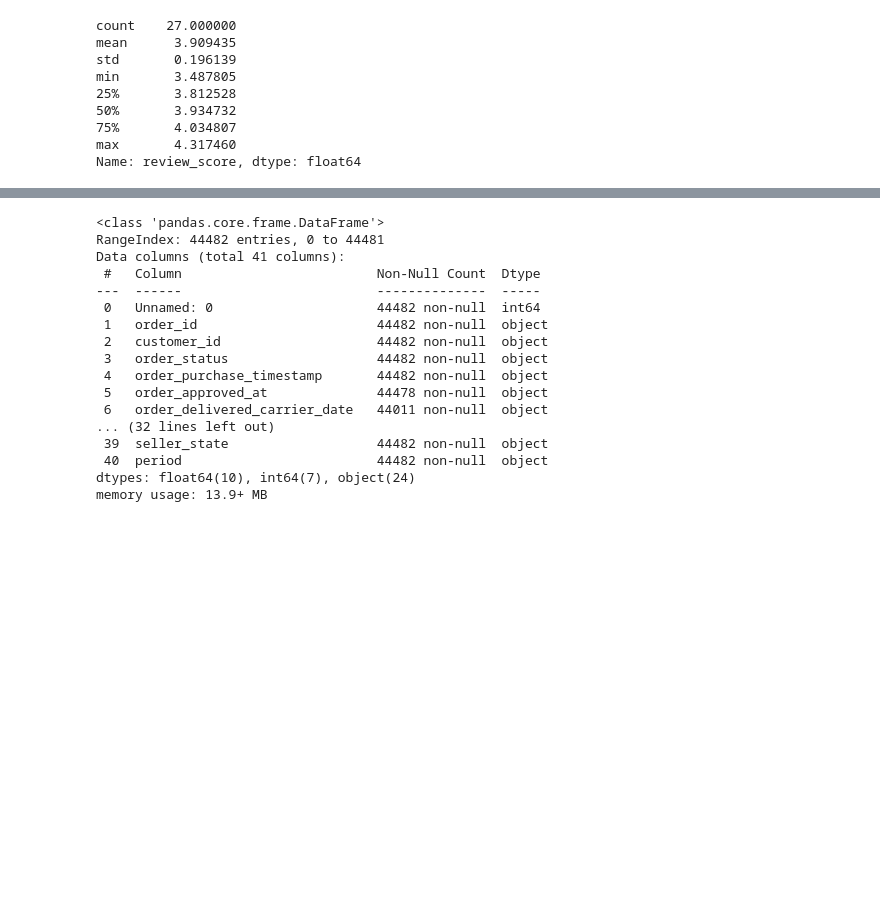
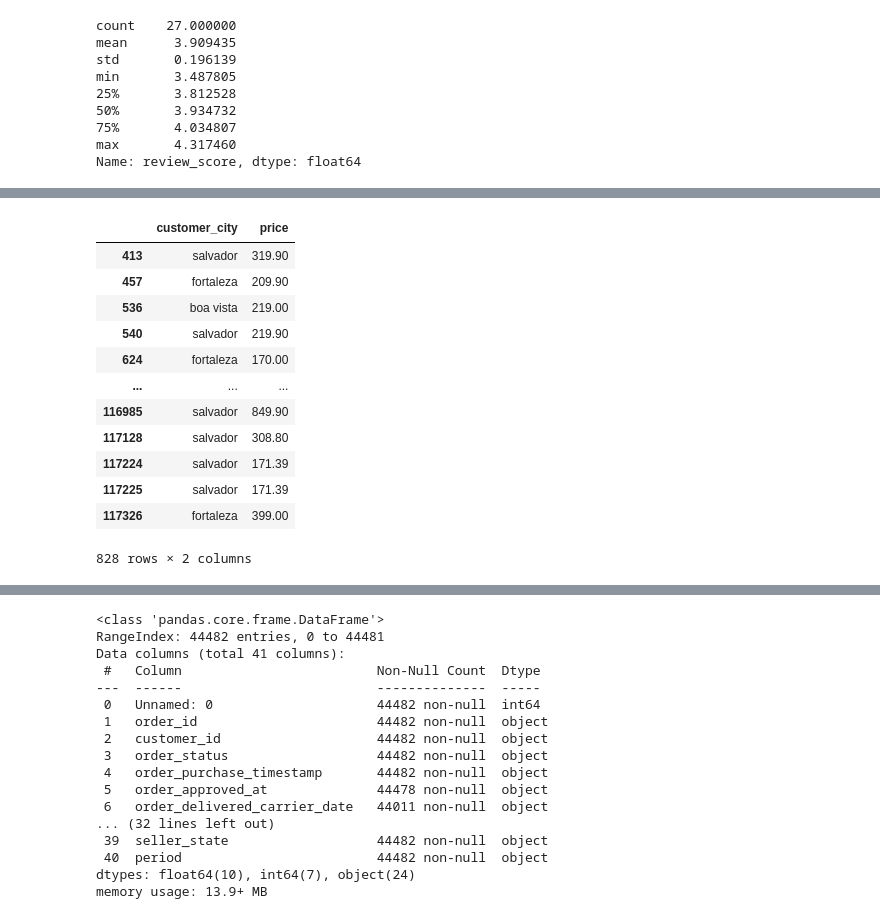
Before and after one commit to skillox1/PADSW06MDCD, a Jupyter notebook: Projeto_integrador.ipynb, the cells around one changed output, grey strips where cells are left out. Cells and saved outputs as stored; diff of their text form; code cells hidden in the pictures; blank space fills up the shorter version.

```diff
--- a/Projeto_integrador.ipynb
+++ b/Projeto_integrador.ipynb
@@ -682,0 +745,16 @@ Timedelta('-12 days +21:39:37.716517652')
+# %%
+q4.iloc[:,[10,26]]
+# %% [output]
+|  | customer_city | price |
+| 413 | salvador | 319.90 |
+| 457 | fortaleza | 209.90 |
+| 536 | boa vista | 219.00 |
+| 540 | salvador | 219.90 |
+| 624 | fortaleza | 170.00 |
+| ... | ... | ... |
+| 116985 | salvador | 849.90 |
+| 117128 | salvador | 308.80 |
+| 117224 | salvador | 171.39 |
+| 117225 | salvador | 171.39 |
+| 117326 | fortaleza | 399.00 |
+828 rows × 2 columns
```
Also changed, not shown: parts of 21 cells of this notebook.
